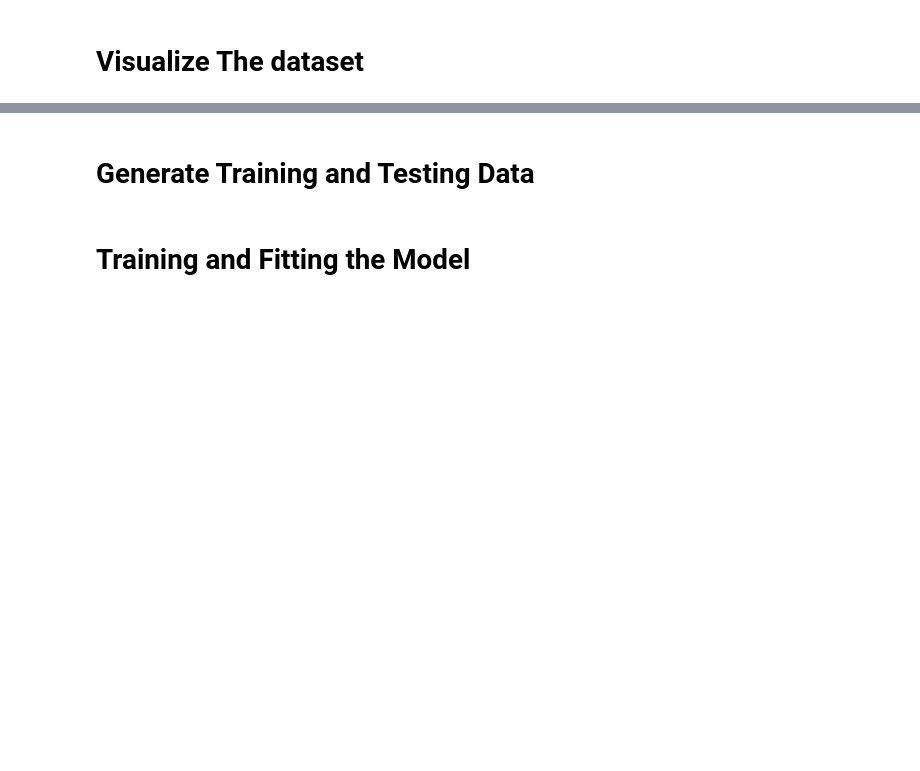
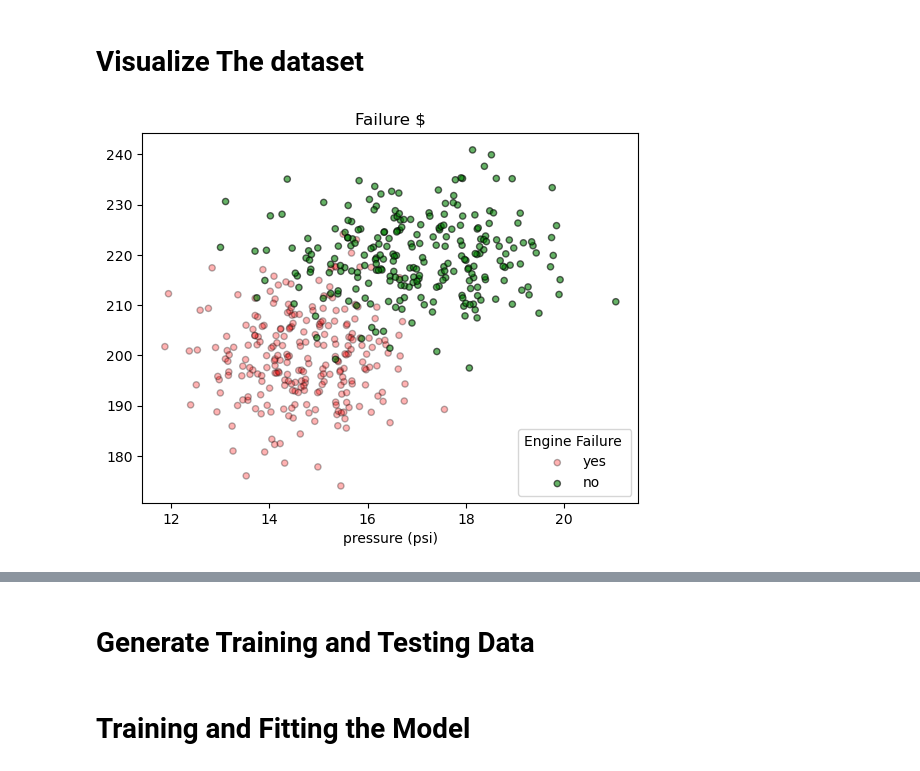
Before and after one commit to papir805/Stanford-ML-Class, a Jupyter notebook: notebooks/logistic_regression.ipynb, the cells around one changed output, grey strips where cells are left out. Saved outputs shown, nothing was run; the diff lists cells and outputs as text; code cells hidden in the pictures; blank space fills up the shorter version.

Commit message:
Changed to pressure vs temp

```diff
--- a/notebooks/logistic_regression.ipynb
+++ b/notebooks/logistic_regression.ipynb
@@ -27,2 +31,33 @@ df.head()
 # %% [markdown]
 # Visualize The dataset
+# %%
+df['color'] = df['failure'].map({'no':'green', 'yes':'red'})
+# %%
+# colors = []
+# for y in y_test:
+#     if y == 'yes':
+#         colors.append('green')
+#     else:
+#         colors.append('red')
+# for_scatter = X_test.copy(deep=True)
+
+# for_scatter['failure'] = y_test
+# for_scatter['color'] = colors
+
+yesses = df[df['failure']=='yes']
+nos = df[df['failure']=='no']
+
+fig, ax = plt.subplots(1,1)
+
+ax.scatter(yesses['pressure (psi)'], yesses['temperature (deg F)'], c=yesses['color'], s=20, edgecolor="k", label='yes', alpha=0.3)
+ax.set_xlabel('pressure (psi)')
+
+ax.scatter(nos['pressure (psi)'], nos['temperature (deg F)'], c=nos['color'], s=20, edgecolor="k", label='no', alpha=0.6)
+
+ax.legend(title='Engine Failure ')
+
+ax.set_title('Failure $')
+
+plt.show()
+# %% [output]
+[figure, added]
```
Also changed, not shown: parts of 11 cells of this notebook, 6 other files.
